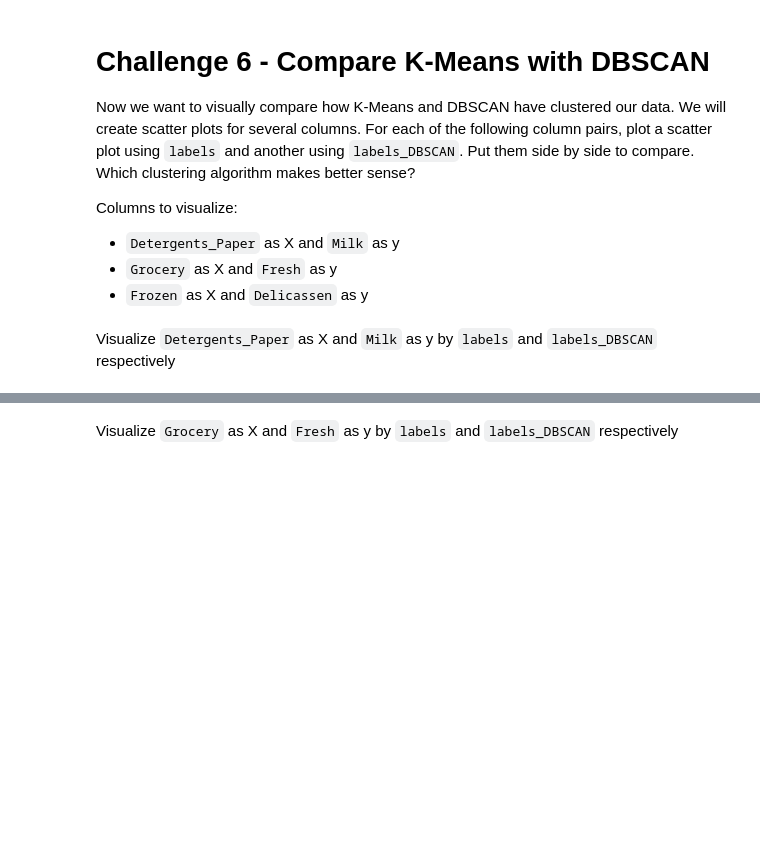
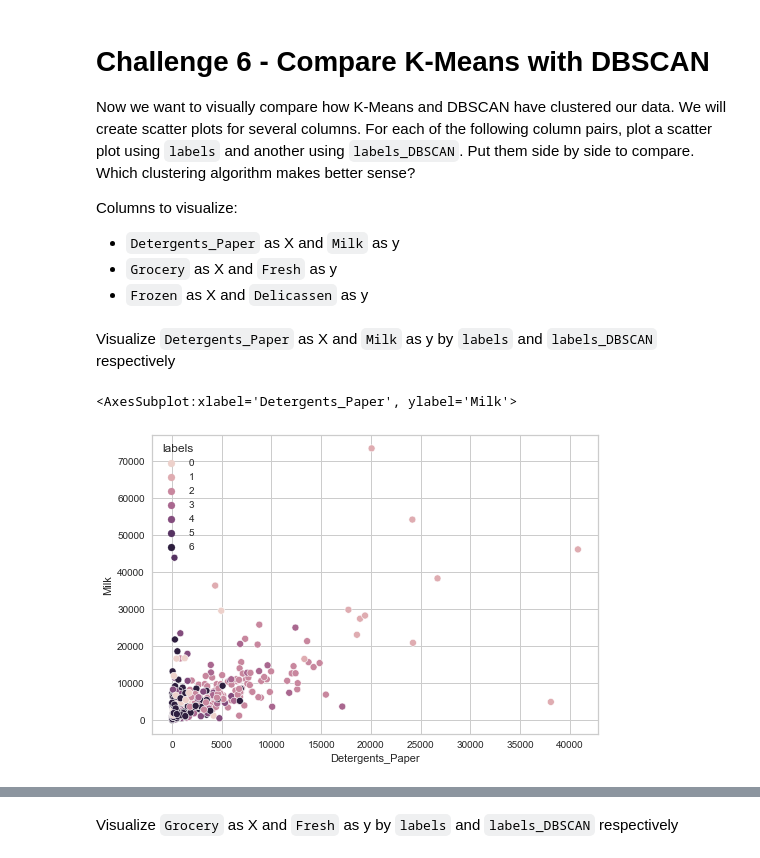
Before and after one commit to ta-data-lis/lab-unsupervised-learning, a Jupyter notebook: your-code/main.ipynb, the cells around one changed output, grey strips where cells are left out. Saved outputs shown, nothing was run; the diff lists cells and outputs as text; code cells hidden in the pictures; blank space fills up the shorter version.

```diff
--- a/your-code/main.ipynb
+++ b/your-code/main.ipynb
@@ -325,3 +324,4 @@ visualizer.poof()
 from sklearn.cluster import KMeans
 kmeans = KMeans(n_clusters=7, random_state=0).fit(customers_dummies_stand)
 kmeans.cluster_centers_
+customers['labels'] = kmeans.labels_
@@ -365,6 +347,8 @@ Now let's cluster the data using DBSCAN. Use `DBSCAN(eps=0.5)` to initiate the m
 # Your code here
 from sklearn.cluster import DBSCAN
 
-kmeans = DBSCAN(eps=0.5, min_samples=5).fit(customers)
+kmeans = DBSCAN(eps=0.5, min_samples=5).fit(customers_dummies_stand)
+
+customers['labels_DBSCAN'] = kmeans.labels_
 # %% [markdown]
 Count the values in `labels_DBSCAN`.
@@ -384,0 +386,5 @@ Visualize `Detergents_Paper` as X and `Milk` as y by `labels` and `labels_DBSCAN
+# %%
+sns.scatterplot(data=customers, x="Detergents_Paper", y="Milk", hue="labels")
+# %% [output]
+<AxesSubplot:xlabel='Detergents_Paper', ylabel='Milk'>
+[figure, added]
```
Also changed, not shown: parts of 19 cells of this notebook.
